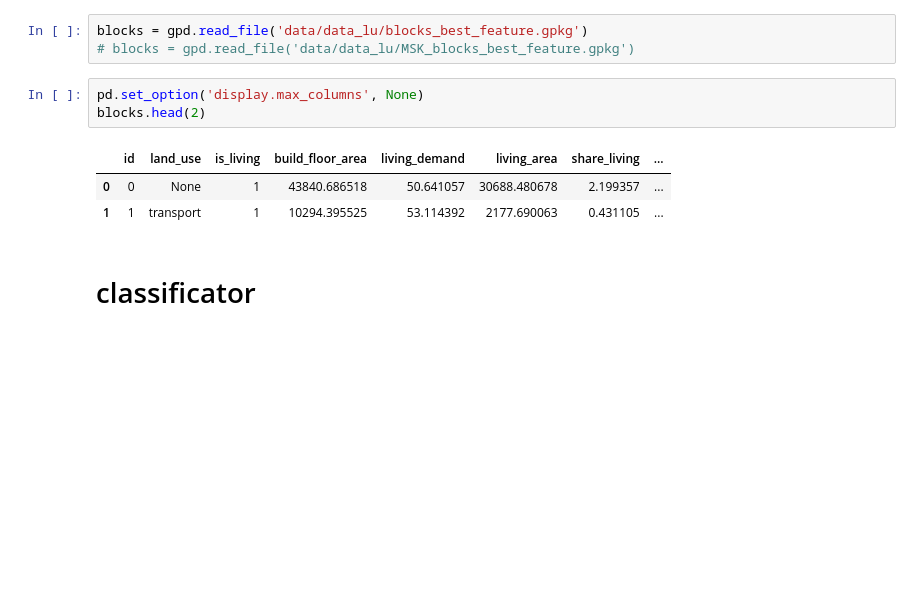
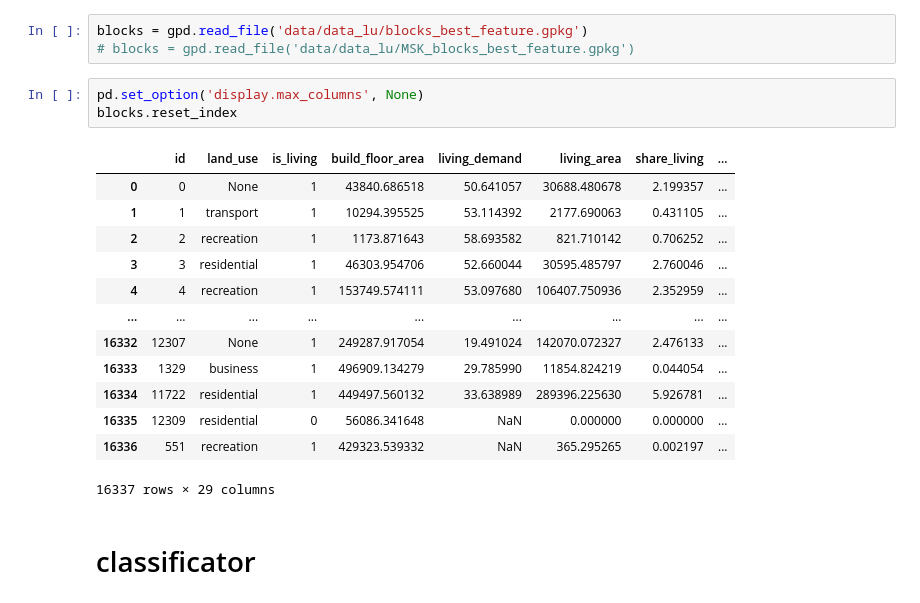
Before and after one commit to romanroff/Job, a Jupyter notebook: notebooks/7_дг_planner.ipynb, the cells around one changed output. Drawn from its saved outputs; the diff is of its cells as text; blank space fills up the shorter version.

```diff
--- a/notebooks/7_дг_planner.ipynb
+++ b/notebooks/7_дг_planner.ipynb
@@ -7,11 +7,21 @@ blocks = gpd.read_file('data/data_lu/blocks_best_feature.gpkg')
 # blocks = gpd.read_file('data/data_lu/MSK_blocks_best_feature.gpkg')
 # %%
 pd.set_option('display.max_columns', None)
-blocks.head(2)
+blocks.reset_index
 # %% [output]
 |  | id | land_use | is_living | build_floor_area | living_demand | living_area | share_living | ... |
 | 0 | 0 | None | 1 | 43840.686518 | 50.641057 | 30688.480678 | 2.199357 | ... |
 | 1 | 1 | transport | 1 | 10294.395525 | 53.114392 | 2177.690063 | 0.431105 | ... |
+| 2 | 2 | recreation | 1 | 1173.871643 | 58.693582 | 821.710142 | 0.706252 | ... |
+| 3 | 3 | residential | 1 | 46303.954706 | 52.660044 | 30595.485797 | 2.760046 | ... |
+| 4 | 4 | recreation | 1 | 153749.574111 | 53.097680 | 106407.750936 | 2.352959 | ... |
+| ... | ... | ... | ... | ... | ... | ... | ... | ... |
+| 16332 | 12307 | None | 1 | 249287.917054 | 19.491024 | 142070.072327 | 2.476133 | ... |
+| 16333 | 1329 | business | 1 | 496909.134279 | 29.785990 | 11854.824219 | 0.044054 | ... |
+| 16334 | 11722 | residential | 1 | 449497.560132 | 33.638989 | 289396.225630 | 5.926781 | ... |
+| 16335 | 12309 | residential | 0 | 56086.341648 | NaN | 0.000000 | 0.000000 | ... |
+| 16336 | 551 | recreation | 1 | 429323.539332 | NaN | 365.295265 | 0.002197 | ... |
+16337 rows × 29 columns
 # %% [markdown]
 # classificator
 # %%
```
Also changed, not shown: 1 other file.
